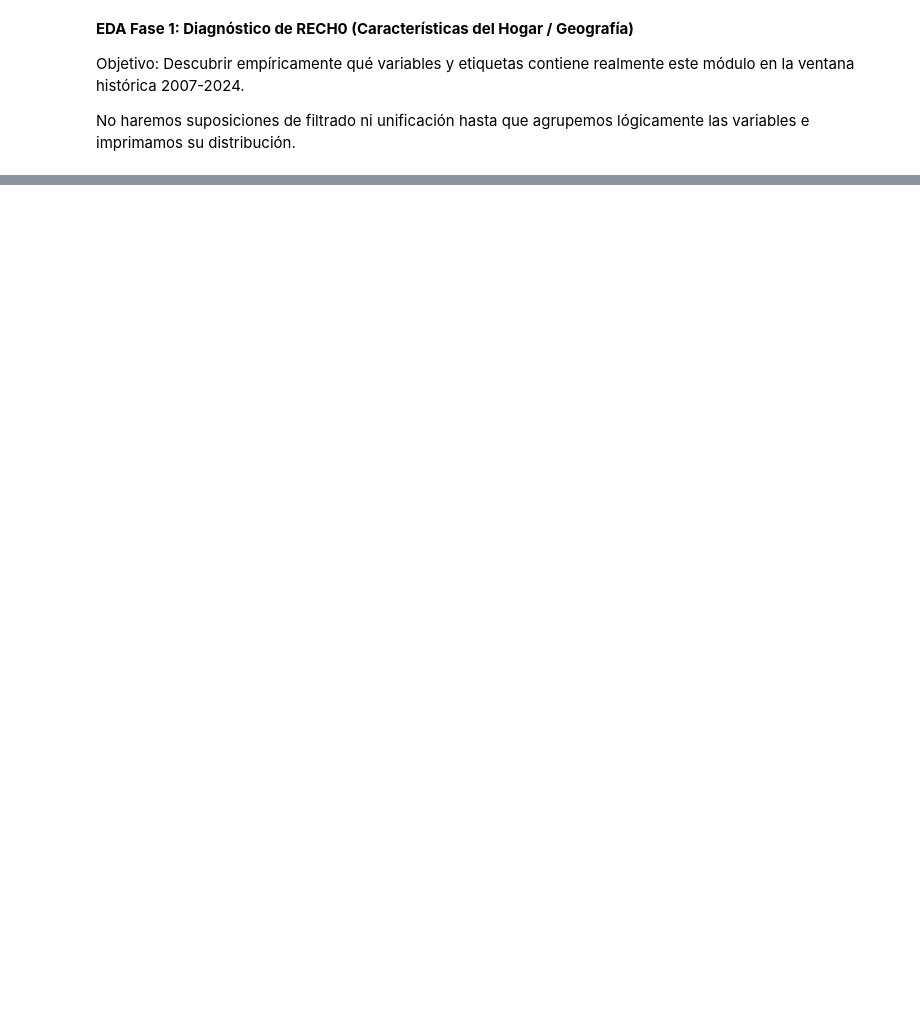
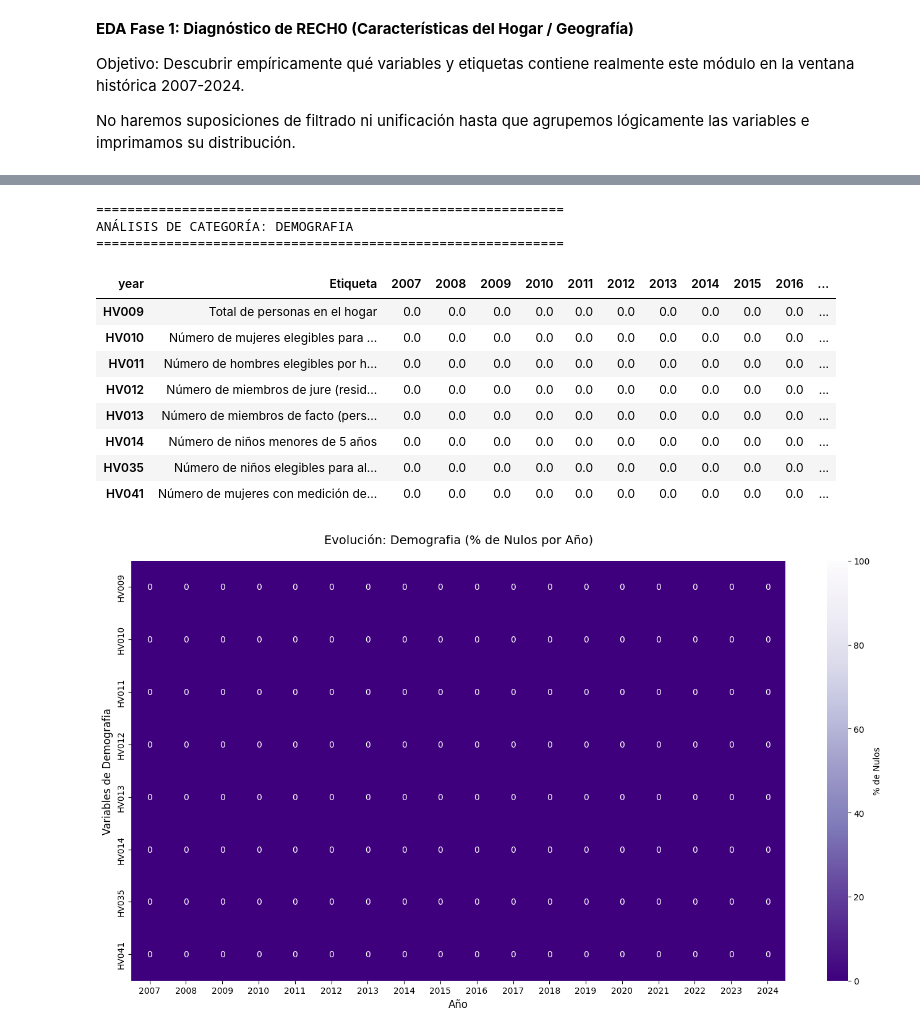
Before and after one commit to abelguevara-upeu/malnutrition-research, a Jupyter notebook: notebooks/01_eda_raw_rech0.ipynb, the cells around one changed output, grey strips where cells are left out. Cells and saved outputs as stored; diff of their text form; code cells hidden in the pictures; blank space fills up the shorter version.

```diff
--- a/notebooks/01_eda_raw_rech0.ipynb
+++ b/notebooks/01_eda_raw_rech0.ipynb
@@ -439,0 +658,17 @@ La categoría demográfica es absolutamente perfecta. Todas las variables clave
+# %%
+# Analizar Demografía (Morado)
+analizar_categoria('demografia', cmap='Purples_r', figsize=(14, 8))
+# %% [output]
+============================================================
+ANÁLISIS DE CATEGORÍA: DEMOGRAFIA
+============================================================
+| year | Etiqueta | 2007 | 2008 | 2009 | 2010 | 2011 | 2012 | 2013 | 2014 | 2015 | 2016 | ... |
+| HV009 | Total de personas en el hogar | 0.0 | 0.0 | 0.0 | 0.0 | 0.0 | 0.0 | 0.0 | 0.0 | 0.0 | 0.0 | ... |
+| HV010 | Número de mujeres elegibles para ... | 0.0 | 0.0 | 0.0 | 0.0 | 0.0 | 0.0 | 0.0 | 0.0 | 0.0 | 0.0 | ... |
+| HV011 | Número de hombres elegibles por h... | 0.0 | 0.0 | 0.0 | 0.0 | 0.0 | 0.0 | 0.0 | 0.0 | 0.0 | 0.0 | ... |
+| HV012 | Número de miembros de jure (resid... | 0.0 | 0.0 | 0.0 | 0.0 | 0.0 | 0.0 | 0.0 | 0.0 | 0.0 | 0.0 | ... |
+| HV013 | Número de miembros de facto (pers... | 0.0 | 0.0 | 0.0 | 0.0 | 0.0 | 0.0 | 0.0 | 0.0 | 0.0 | 0.0 | ... |
+| HV014 | Número de niños menores de 5 años | 0.0 | 0.0 | 0.0 | 0.0 | 0.0 | 0.0 | 0.0 | 0.0 | 0.0 | 0.0 | ... |
+| HV035 | Número de niños elegibles para al... | 0.0 | 0.0 | 0.0 | 0.0 | 0.0 | 0.0 | 0.0 | 0.0 | 0.0 | 0.0 | ... |
+| HV041 | Número de mujeres con medición de... | 0.0 | 0.0 | 0.0 | 0.0 | 0.0 | 0.0 | 0.0 | 0.0 | 0.0 | 0.0 | ... |
+[figure, added]
```
Also changed, not shown: parts of 47 cells of this notebook, 5 other files.
